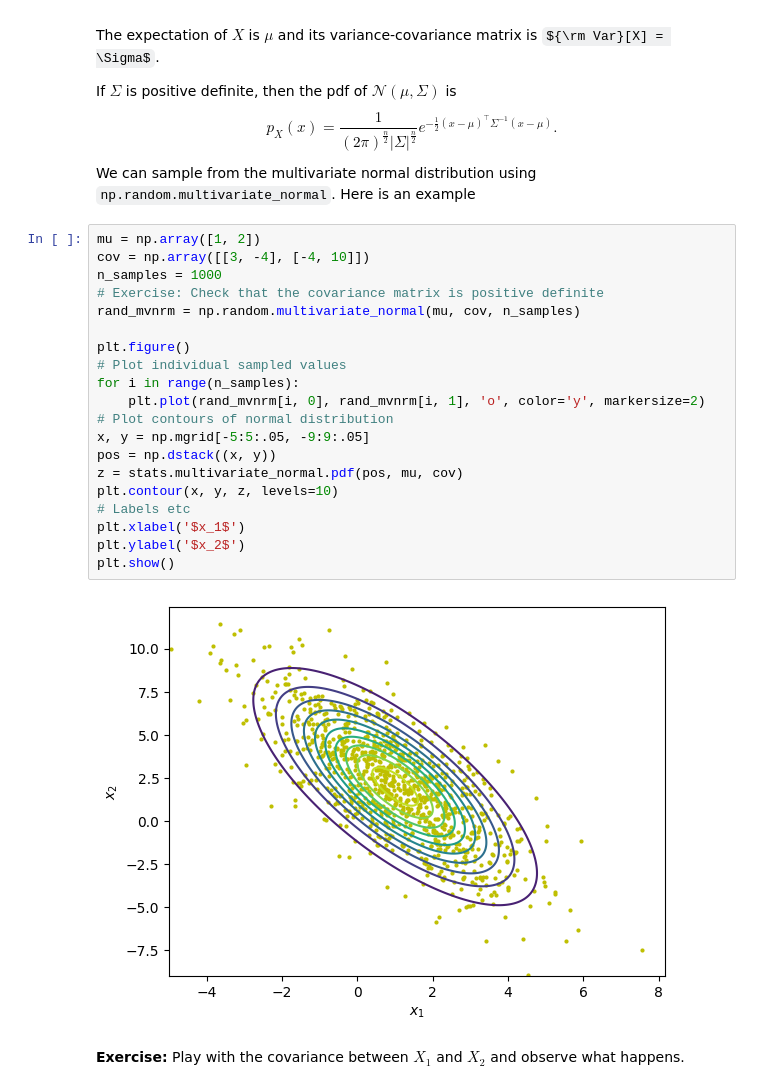
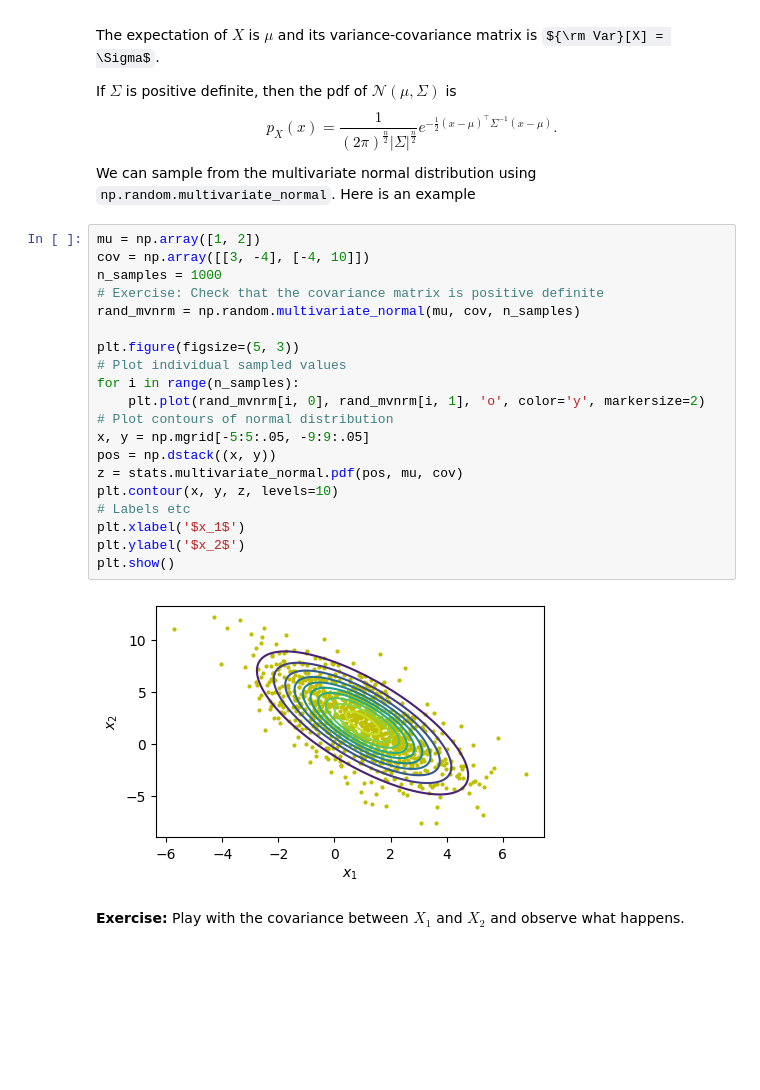
Before and after one commit to Gijinkstra/EstimationTheoryNotebooks, a Jupyter notebook: intro/1_sampling.ipynb, the cells around one changed output. Cells and saved outputs as stored; diff of their text form; some formulas as TeX source; blank space fills up the shorter version.

```diff
--- a/intro/1_sampling.ipynb
+++ b/intro/1_sampling.ipynb
@@ -118,25 +120,25 @@ We can sample from the multivariate normal distribution using `np.random.multiva
 # %%
 mu = np.array([1, 2])
 cov = np.array([[3, -4], [-4, 10]])
 n_samples = 1000
 # Exercise: Check that the covariance matrix is positive definite
 rand_mvnrm = np.random.multivariate_normal(mu, cov, n_samples)
 
-plt.figure()
+plt.figure(figsize=(5, 3))
 # Plot individual sampled values
 for i in range(n_samples):
     plt.plot(rand_mvnrm[i, 0], rand_mvnrm[i, 1], 'o', color='y', markersize=2)
 # Plot contours of normal distribution
 x, y = np.mgrid[-5:5:.05, -9:9:.05]
 pos = np.dstack((x, y))
 z = stats.multivariate_normal.pdf(pos, mu, cov)
 plt.contour(x, y, z, levels=10)
 # Labels etc
 plt.xlabel('$x_1$')
 plt.ylabel('$x_2$')
 plt.show()
 # %% [output]
-[figure, old version]
+[figure, new version]
 # %% [markdown]
 **Exercise:** Play with the covariance between $X_1$ and $X_2$ and observe what happens.
 # %%
```
Also changed, not shown: parts of 2 cells of this notebook, 3 other files.
